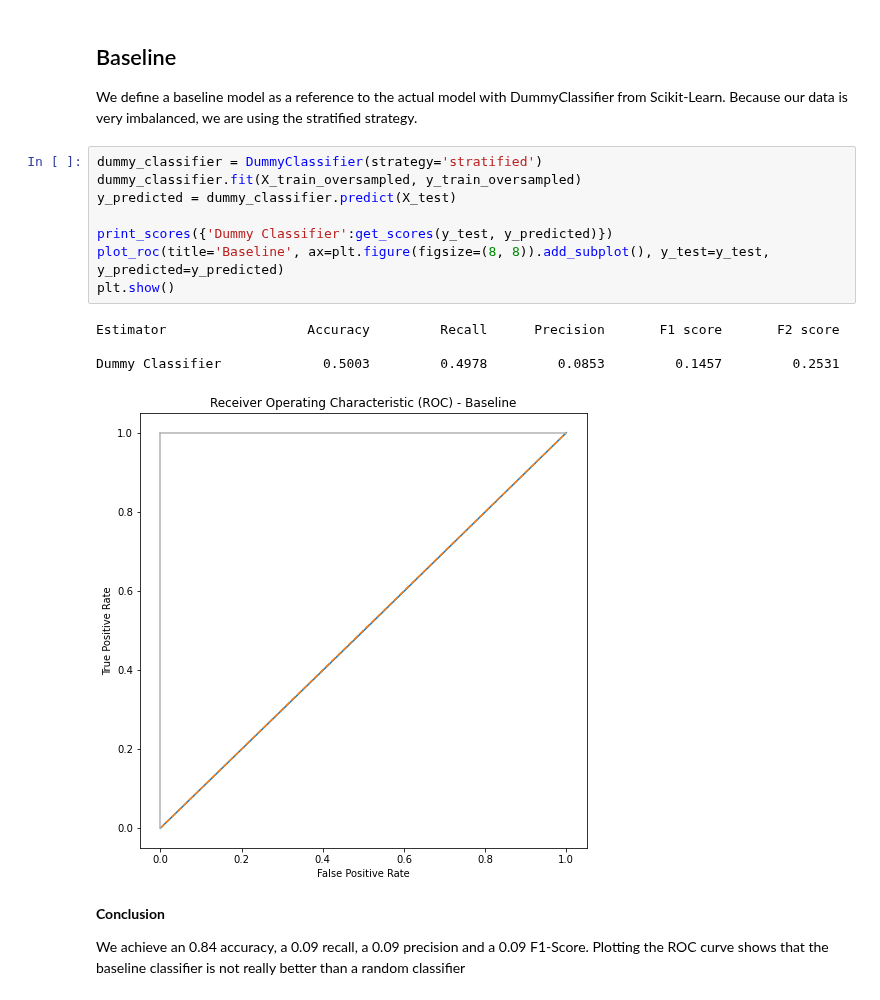
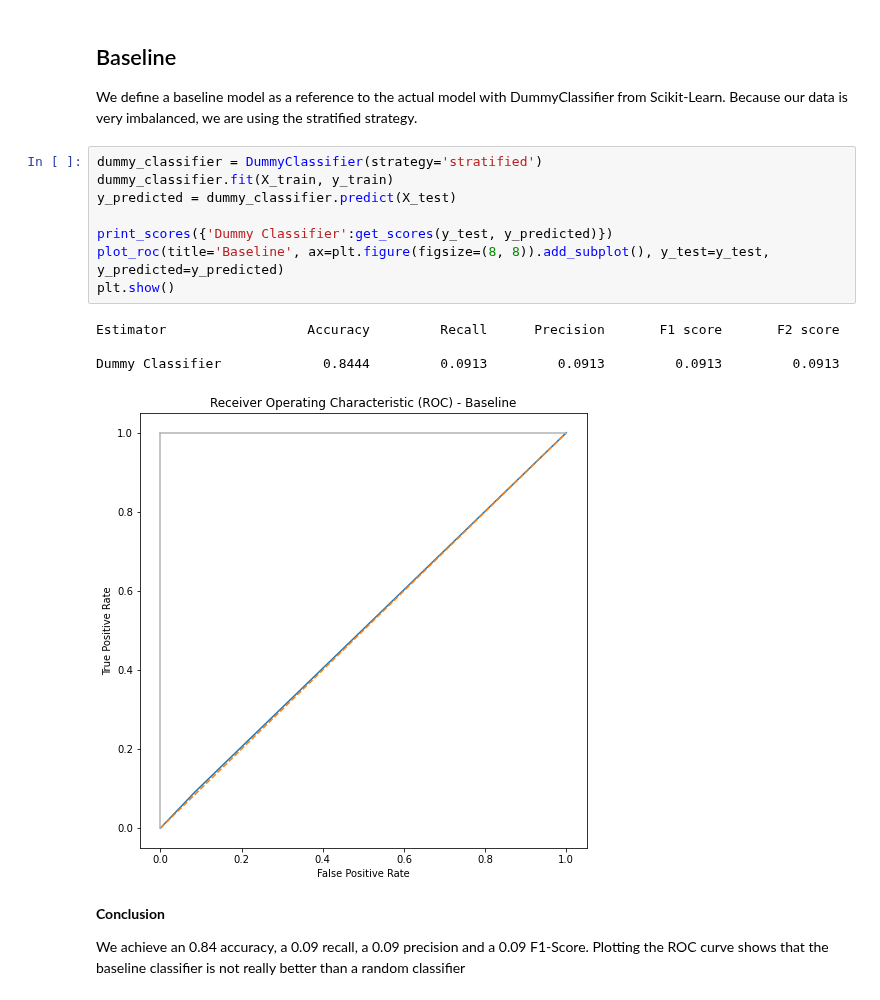
Before and after one commit to BenediktLueth/heartheroes, a Jupyter notebook: model_training.ipynb, the cells around one changed output. Cells and saved outputs as stored; diff of their text form.

```diff
--- a/model_training.ipynb
+++ b/model_training.ipynb
@@ -285,17 +285,17 @@ Index(['HeartDisease', 'BMI', 'Smoking', 'AlcoholDrinking', 'Stroke',
 We define a baseline model as a reference to the actual model with DummyClassifier from Scikit-Learn. Because our data is very imbalanced, we are using the stratified strategy.
 # %%
 dummy_classifier = DummyClassifier(strategy='stratified')
-dummy_classifier.fit(X_train_oversampled, y_train_oversampled)
+dummy_classifier.fit(X_train, y_train)
 y_predicted = dummy_classifier.predict(X_test)
 
 print_scores({'Dummy Classifier':get_scores(y_test, y_predicted)})
 plot_roc(title='Baseline', ax=plt.figure(figsize=(8, 8)).add_subplot(), y_test=y_test, y_predicted=y_predicted)
 plt.show()
 # %% [output]
 Estimator                  Accuracy         Recall      Precision       F1 score       F2 score
 
-Dummy Classifier             0.5003         0.4978         0.0853         0.1457         0.2531
+Dummy Classifier             0.8444         0.0913         0.0913         0.0913         0.0913
-[figure, old version]
+[figure, new version]
 # %% [markdown]
 **Conclusion**
 
```
Also changed, not shown: parts of 2 cells of this notebook.
